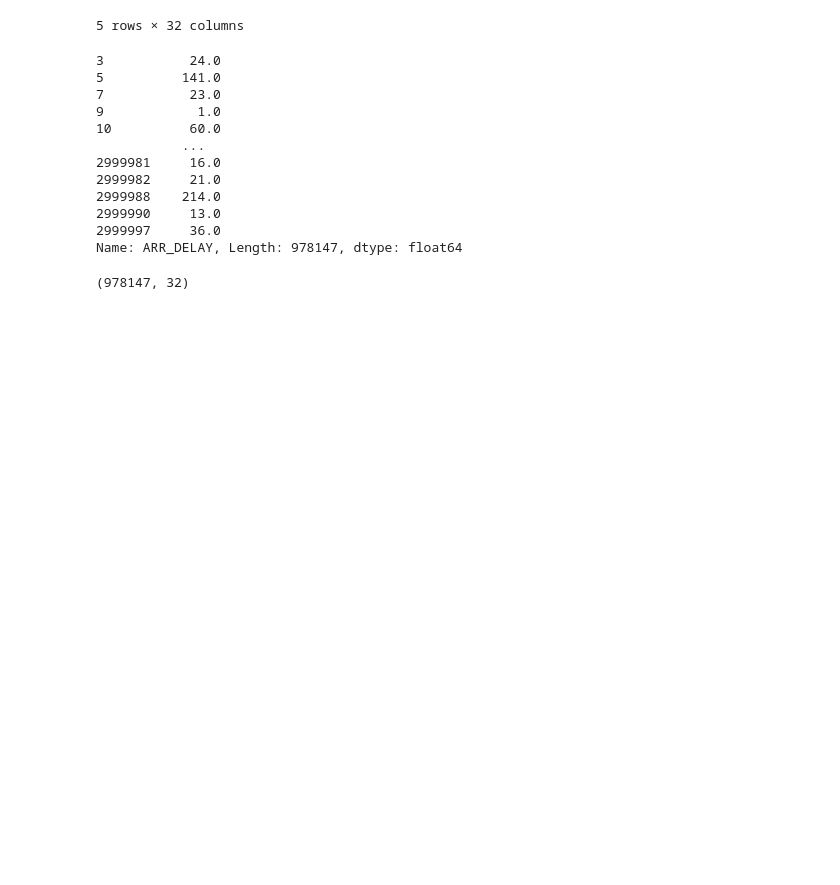
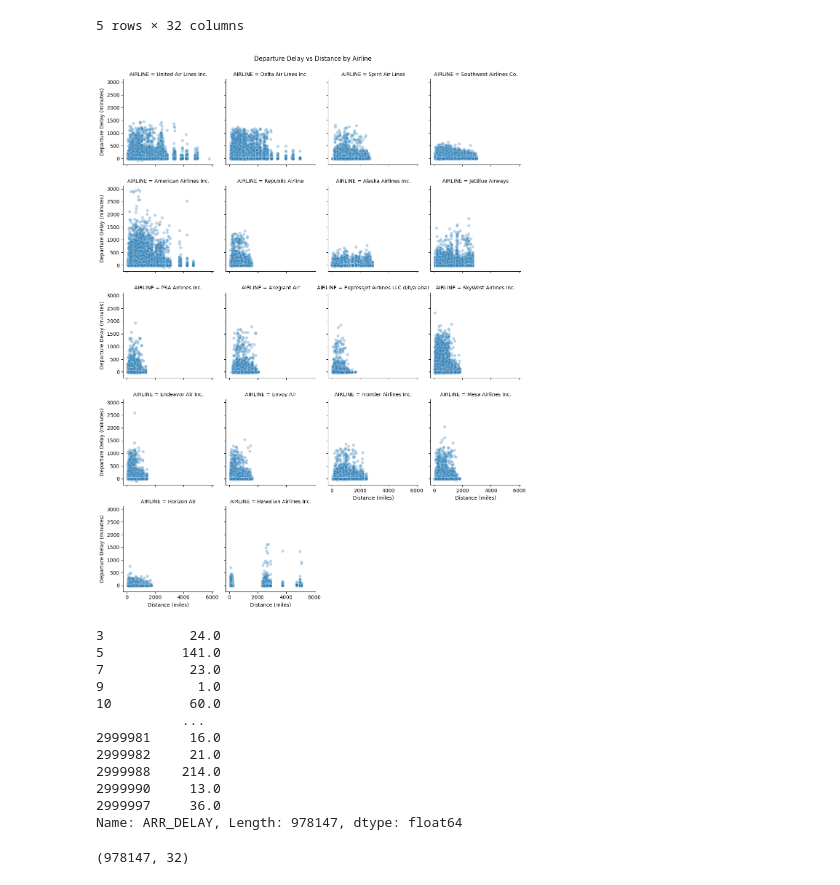
Before and after one commit to It21258794/DL_Assignment_SE4050, a Jupyter notebook: LSTM_Fligth_Delay_Prediction.ipynb, the cells around one changed output. Cells and saved outputs as stored; diff of their text form; code cells hidden in the pictures; blank space fills up the shorter version.

```diff
--- a/LSTM_Fligth_Delay_Prediction.ipynb
+++ b/LSTM_Fligth_Delay_Prediction.ipynb
@@ -29,4 +30,13 @@ df.head()
 | 3 | 2023-03-06 | Delta Air Lines Inc. | Delta Air Lines Inc.: DL | DL | 19790 | 2295 | MSP | Minneapolis, MN | SFO | ... |
 | 4 | 2020-02-23 | Spirit Air Lines | Spirit Air Lines: NK | NK | 20416 | 407 | MCO | Orlando, FL | DFW | ... |
 5 rows × 32 columns
+# %%
+#data visualization
+g = sns.FacetGrid(df, col="AIRLINE", col_wrap=4)
+g.map(sns.scatterplot, 'DISTANCE', 'DEP_DELAY', alpha=0.3)
+g.set_axis_labels('Distance (miles)', 'Departure Delay (minutes)')
+g.fig.suptitle('Departure Delay vs Distance by Airline', y=1.02)
+plt.show()
+# %% [output]
+[figure, added]
 # %%
```
Also changed, not shown: parts of 20 cells of this notebook.
